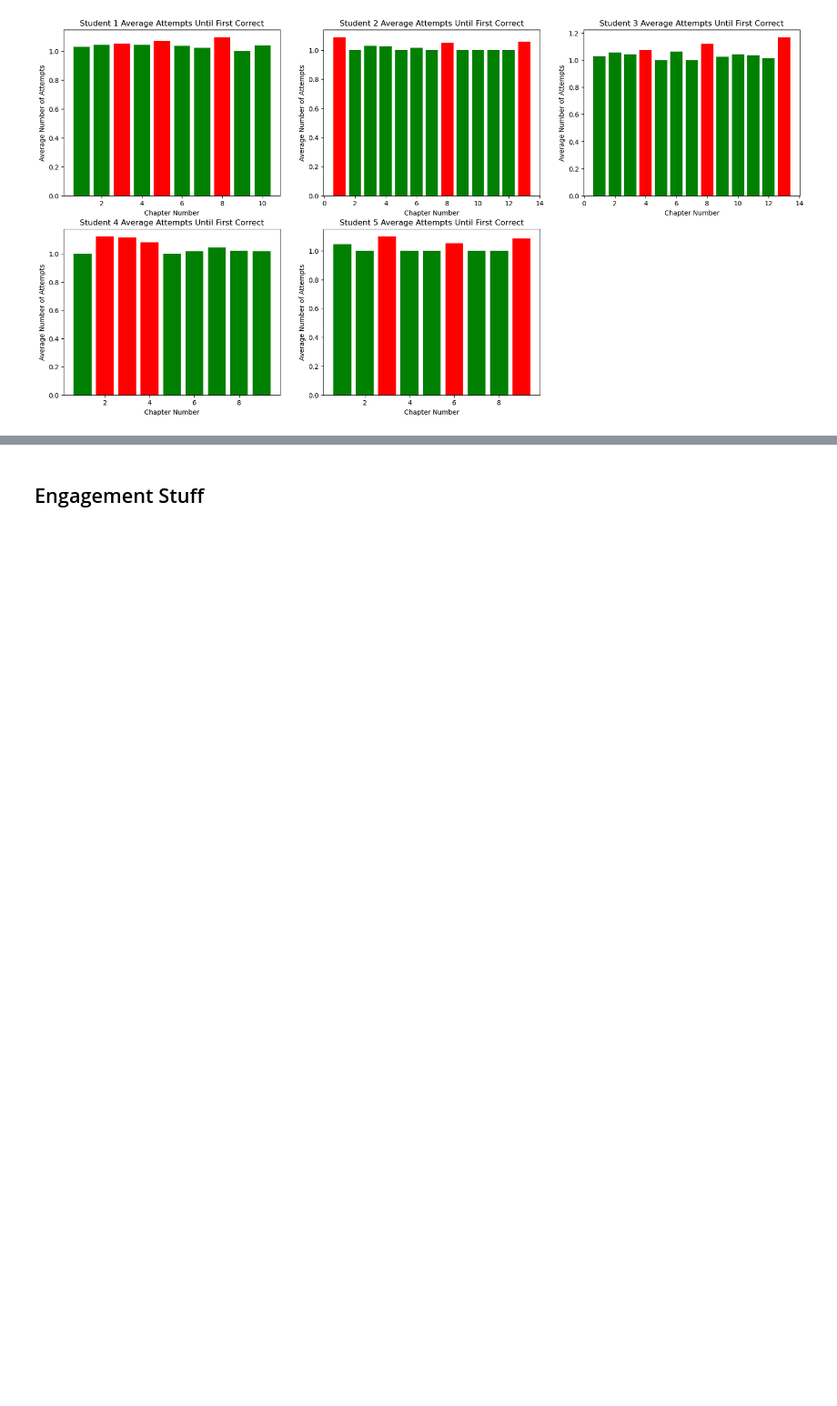
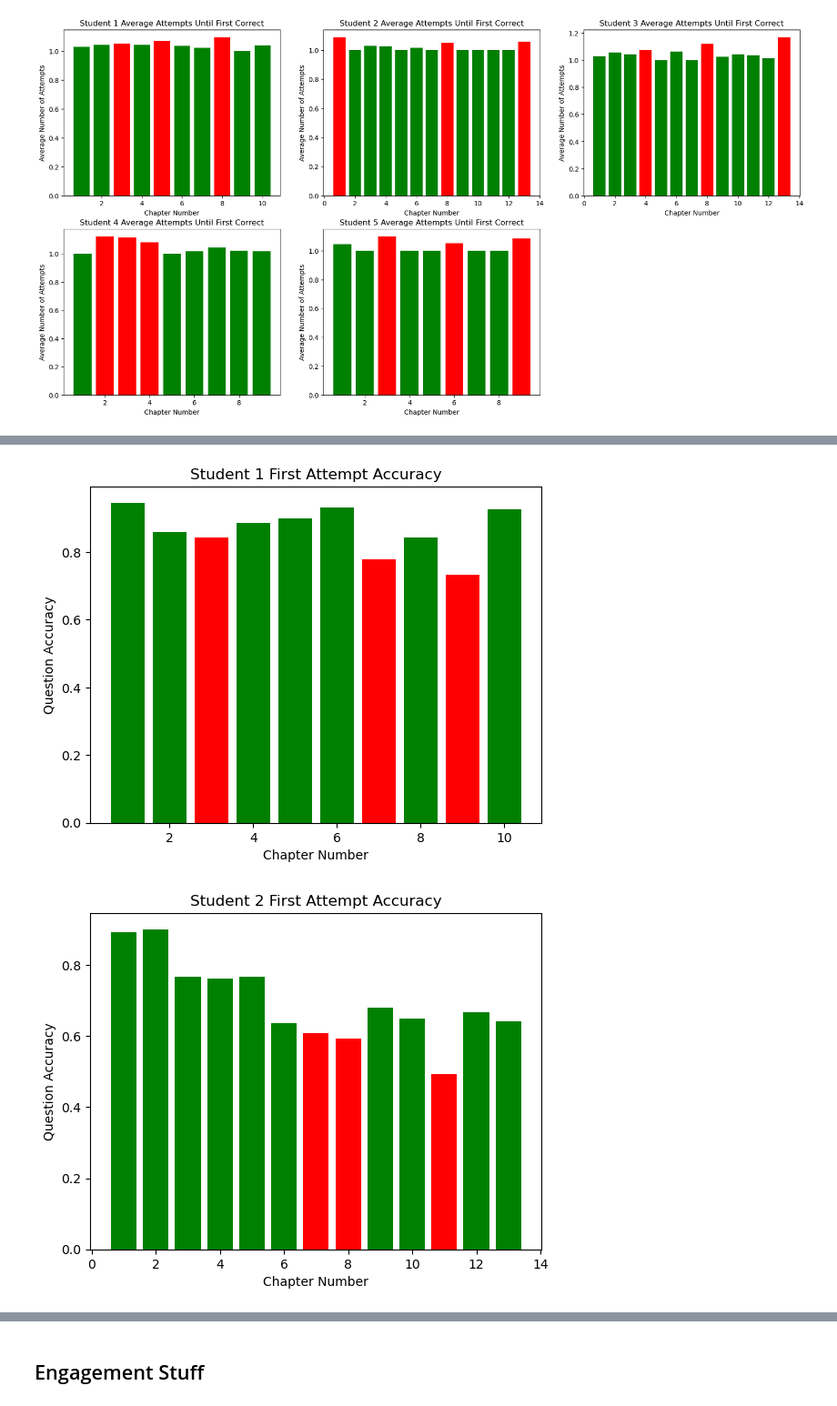
Before and after one commit to davidOplatka/DataFest2024, a Jupyter notebook: Basic Visualizations.ipynb, the cells around one changed output, grey strips where cells are left out. Shown at 91% size. Cells and saved outputs as stored; diff of their text form; code cells hidden in the pictures; blank space fills up the shorter version.

```diff
--- a/Basic Visualizations.ipynb
+++ b/Basic Visualizations.ipynb
@@ -123,0 +186,20 @@ plt.show()
+# %%
+for i, student in enumerate(students):
+    chapters = first_att[first_att['student_id'] == student].groupby('chapter')
+    chapter_scores = chapters['points_earned'].sum() / chapters['points_possible'].sum()
+    chapter_num = [int(re.findall('\d{1,2}', chapter)[0]) for chapter in chapter_scores.index]
+    chapter_scores.index = chapter_num
+    chapter_scores.sort_index(inplace = True)
+
+    thresh = chapter_scores.sort_values().values[2]
+
+    colors = ['green' if value > thresh else 'red' for value in chapter_scores]
+
+    plt.bar(chapter_scores.index, chapter_scores.values, color = colors)
+    plt.xlabel('Chapter Number')
+    plt.ylabel('Question Accuracy')
+    plt.title(f"Student {i + 1} First Attempt Accuracy")
+    plt.show()
+# %% [output]
+[figure, added]
+[figure, added]
```
Also changed, not shown: parts of 5 cells of this notebook.
